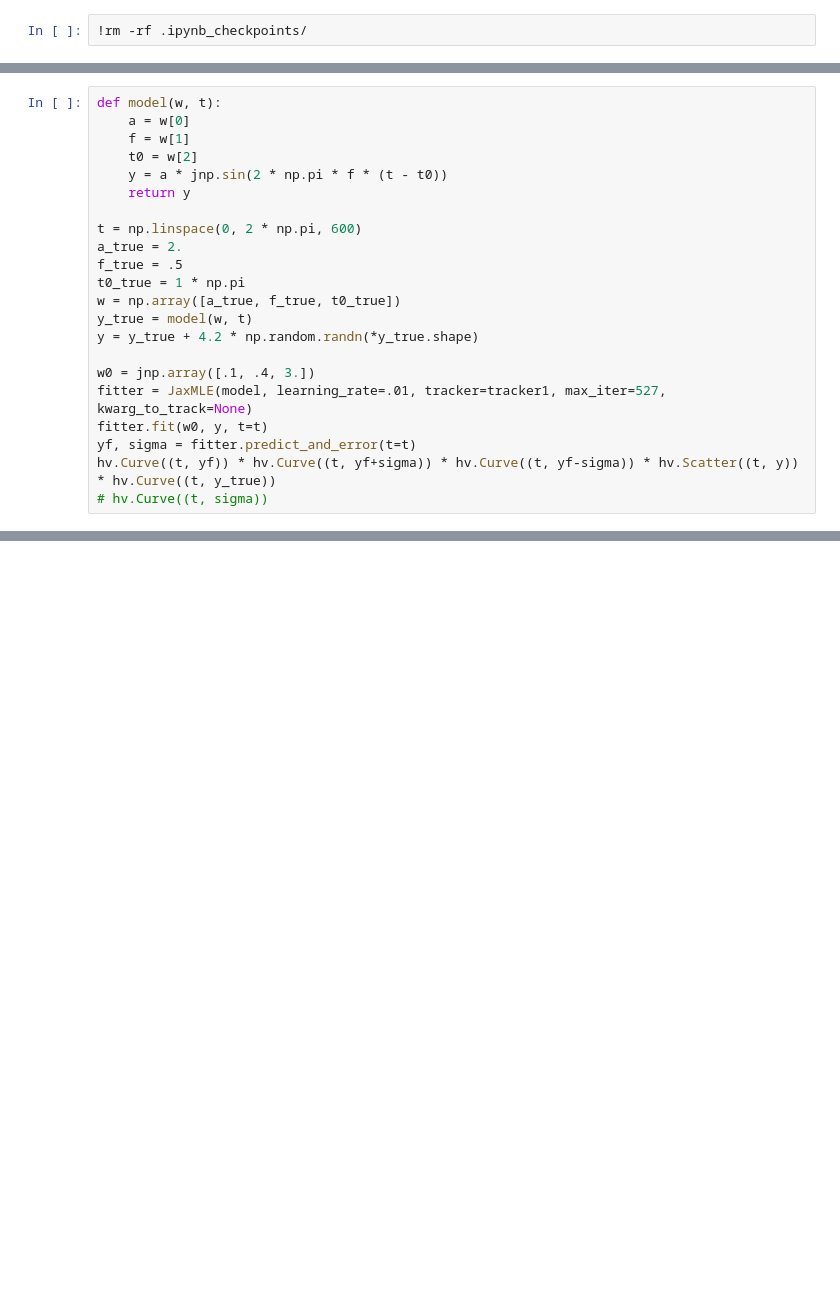
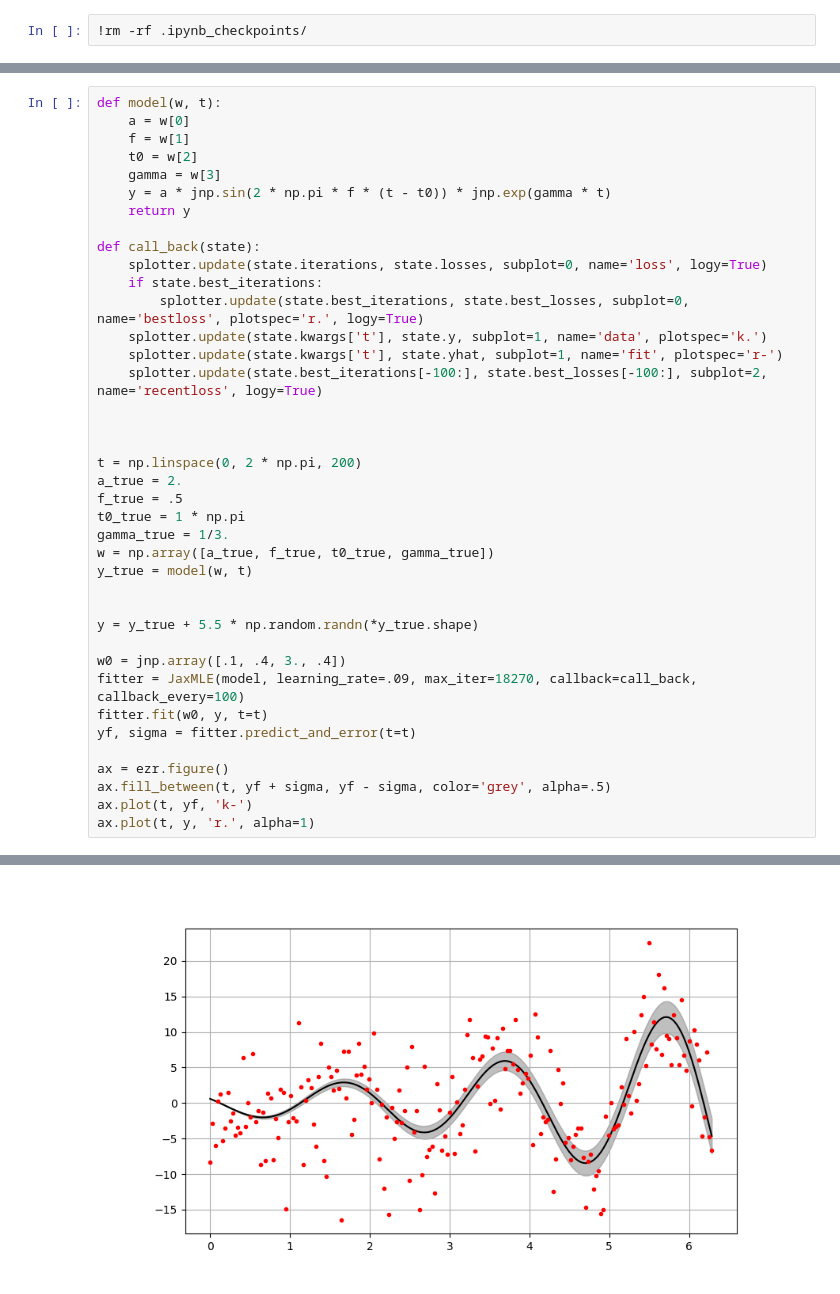
Before and after one commit to robdmc/random, a Jupyter notebook: notebooks/jax_fitter_dev_optax_nonlin.ipynb, the cells around one changed output, grey strips where cells are left out. Drawn from its saved outputs; the diff is of its cells as text; blank space fills up the shorter version.

```diff
--- a/notebooks/jax_fitter_dev_optax_nonlin.ipynb
+++ b/notebooks/jax_fitter_dev_optax_nonlin.ipynb
@@ -112,21 +193,38 @@ def model(w, t):
     a = w[0]
     f = w[1]
     t0 = w[2]
-    y = a * jnp.sin(2 * np.pi * f * (t - t0))
+    gamma = w[3]
+    y = a * jnp.sin(2 * np.pi * f * (t - t0)) * jnp.exp(gamma * t)
     return y
 
-t = np.linspace(0, 2 * np.pi, 600)
+def call_back(state):
+    splotter.update(state.iterations, state.losses, subplot=0, name='loss', logy=True)
+    if state.best_iterations:
+        splotter.update(state.best_iterations, state.best_losses, subplot=0, name='bestloss', plotspec='r.', logy=True)
+    splotter.update(state.kwargs['t'], state.y, subplot=1, name='data', plotspec='k.')
+    splotter.update(state.kwargs['t'], state.yhat, subplot=1, name='fit', plotspec='r-')
+    splotter.update(state.best_iterations[-100:], state.best_losses[-100:], subplot=2, name='recentloss', logy=True)
+
+
+
+t = np.linspace(0, 2 * np.pi, 200)
 a_true = 2.
 f_true = .5
 t0_true = 1 * np.pi
-w = np.array([a_true, f_true, t0_true])
+gamma_true = 1/3.
+w = np.array([a_true, f_true, t0_true, gamma_true])
 y_true = model(w, t)
-y = y_true + 4.2 * np.random.randn(*y_true.shape)
 
-w0 = jnp.array([.1, .4, 3.])
-fitter = JaxMLE(model, learning_rate=.01, tracker=tracker1, max_iter=527, kwarg_to_track=None)
+
+y = y_true + 5.5 * np.random.randn(*y_true.shape)
+
+w0 = jnp.array([.1, .4, 3., .4])
+fitter = JaxMLE(model, learning_rate=.09, max_iter=18270, callback=call_back, callback_every=100)
 fitter.fit(w0, y, t=t)
 yf, sigma = fitter.predict_and_error(t=t)
-hv.Curve((t, yf)) * hv.Curve((t, yf+sigma)) * hv.Curve((t, yf-sigma)) * hv.Scatter((t, y)) * hv.Curve((t, y_true))
-# hv.Curve((t, sigma))
+
+ax = ezr.figure()
+ax.fill_between(t, yf + sigma, yf - sigma, color='grey', alpha=.5)
+ax.plot(t, yf, 'k-')
+ax.plot(t, y, 'r.', alpha=1)
 # %% [output]
@@ -133,0 +232 @@ hv.Curve((t, yf)) * hv.Curve((t, yf+sigma)) * hv.Curve((t, yf-sigma)) * hv.Scatt
+[figure, added]
```
Also changed, not shown: parts of 10 cells of this notebook.
